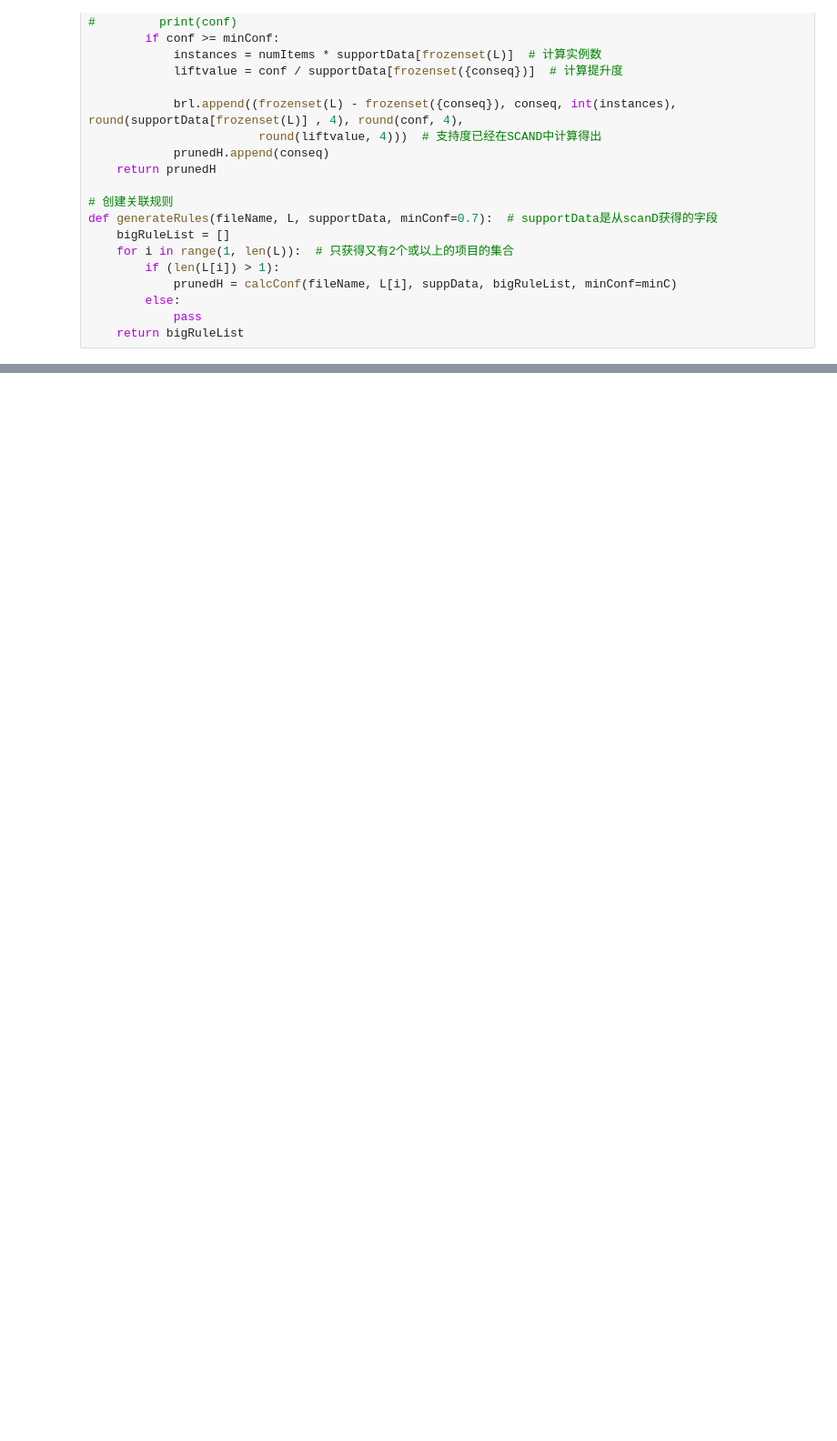
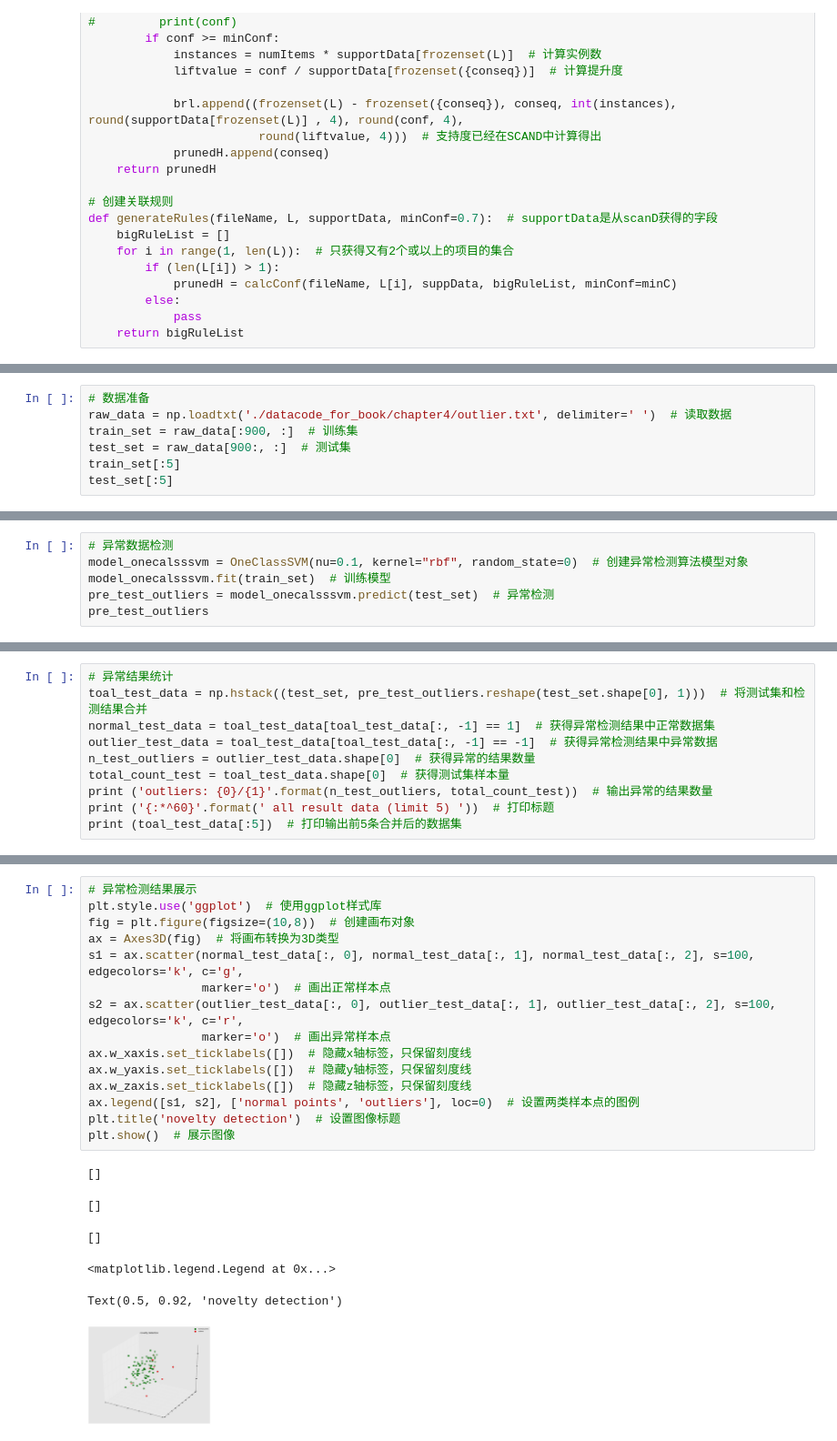
Before and after one commit to longfengpili/Data-Analysis-and-Data-Operation-with-python, a Jupyter notebook: chapter4跳过数据分析和挖掘的大坑.ipynb, the cells around one changed output, grey strips where cells are left out. Shown at 91% size. Saved outputs shown, nothing was run; the diff lists cells and outputs as text; blank space fills up the shorter version.

```diff
--- a/chapter4跳过数据分析和挖掘的大坑.ipynb
+++ b/chapter4跳过数据分析和挖掘的大坑.ipynb
@@ -609,0 +618,7 @@ dot
+# %%
+# 数据准备
+raw_data = np.loadtxt('./datacode_for_book/chapter4/outlier.txt', delimiter=' ')  # 读取数据
+train_set = raw_data[:900, :]  # 训练集
+test_set = raw_data[900:, :]  # 测试集
+train_set[:5]
+test_set[:5]
@@ -609,0 +636,6 @@ dot
+# %%
+# 异常数据检测
+model_onecalsssvm = OneClassSVM(nu=0.1, kernel="rbf", random_state=0)  # 创建异常检测算法模型对象
+model_onecalsssvm.fit(train_set)  # 训练模型
+pre_test_outliers = model_onecalsssvm.predict(test_set)  # 异常检测
+pre_test_outliers
@@ -609,0 +653,10 @@ dot
+# %%
+# 异常结果统计
+toal_test_data = np.hstack((test_set, pre_test_outliers.reshape(test_set.shape[0], 1)))  # 将测试集和检测结果合并
+normal_test_data = toal_test_data[toal_test_data[:, -1] == 1]  # 获得异常检测结果中正常数据集
+outlier_test_data = toal_test_data[toal_test_data[:, -1] == -1]  # 获得异常检测结果中异常数据
+n_test_outliers = outlier_test_data.shape[0]  # 获得异常的结果数量
+total_count_test = toal_test_data.shape[0]  # 获得测试集样本量
+print ('outliers: {0}/{1}'.format(n_test_outliers, total_count_test))  # 输出异常的结果数量
+print ('{:*^60}'.format(' all result data (limit 5) '))  # 打印标题
+print (toal_test_data[:5])  # 打印输出前5条合并后的数据集
@@ -609,0 +671,22 @@ dot
+# %%
+# 异常检测结果展示
+plt.style.use('ggplot')  # 使用ggplot样式库
+fig = plt.figure(figsize=(10,8))  # 创建画布对象
+ax = Axes3D(fig)  # 将画布转换为3D类型
+s1 = ax.scatter(normal_test_data[:, 0], normal_test_data[:, 1], normal_test_data[:, 2], s=100, edgecolors='k', c='g',
+                marker='o')  # 画出正常样本点
+s2 = ax.scatter(outlier_test_data[:, 0], outlier_test_data[:, 1], outlier_test_data[:, 2], s=100, edgecolors='k', c='r',
+                marker='o')  # 画出异常样本点
+ax.w_xaxis.set_ticklabels([])  # 隐藏x轴标签，只保留刻度线
+ax.w_yaxis.set_ticklabels([])  # 隐藏y轴标签，只保留刻度线
+ax.w_zaxis.set_ticklabels([])  # 隐藏z轴标签，只保留刻度线
+ax.legend([s1, s2], ['normal points', 'outliers'], loc=0)  # 设置两类样本点的图例
+plt.title('novelty detection')  # 设置图像标题
+plt.show()  # 展示图像
+# %% [output]
+[]
+[]
+[]
+<matplotlib.legend.Legend at 0x...>
+Text(0.5, 0.92, 'novelty detection')
+[figure, added]
```
Also changed, not shown: parts of 11 cells of this notebook.
